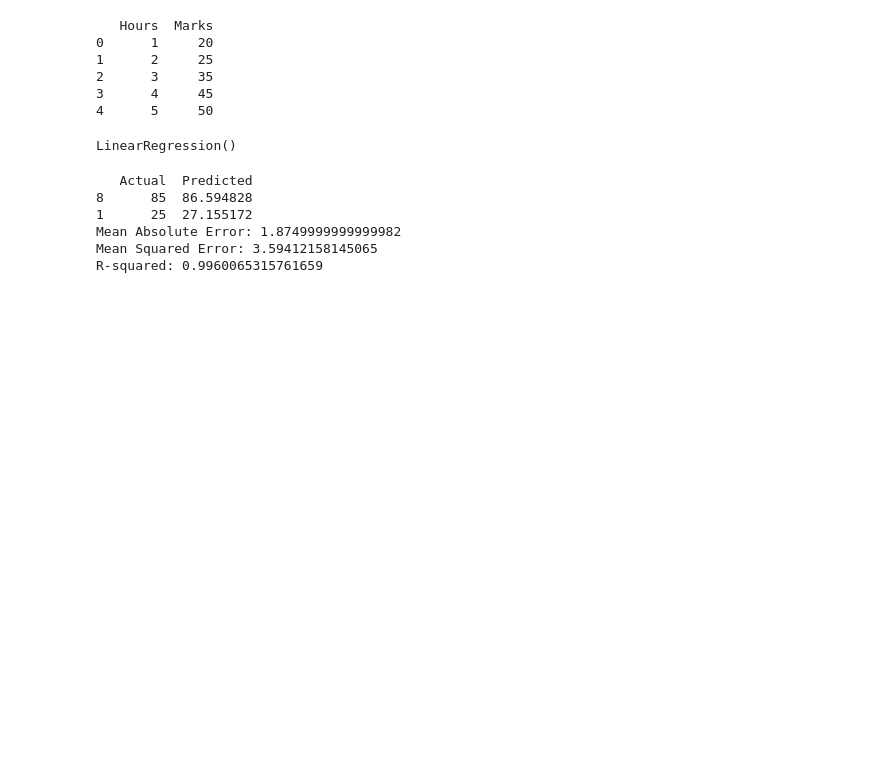
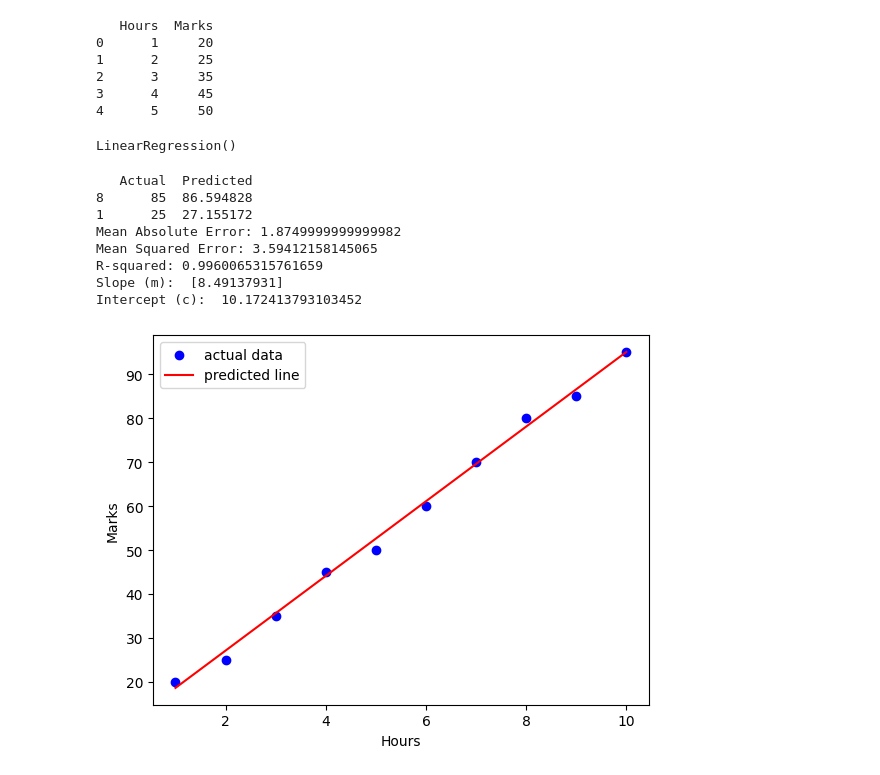
Before and after one commit to mrnithesh/ML, a Jupyter notebook: Linear_Regression.ipynb, the cells around one changed output. Drawn from its saved outputs; the diff is of its cells as text; code cells hidden in the pictures; blank space fills up the shorter version.

```diff
--- a/Linear_Regression.ipynb
+++ b/Linear_Regression.ipynb
@@ -43,6 +43,9 @@ r2 = r2_score(y_test, y_pred)
 print(f"Mean Absolute Error: {mae}")
 print(f"Mean Squared Error: {mse}")
 print(f"R-squared: {r2}")
+
+print("Slope (m): ", model.coef_)
+print("Intercept (c): ", model.intercept_)
 # %% [output]
    Actual  Predicted
 8      85  86.594828
@@ -50,3 +53,14 @@ print(f"R-squared: {r2}")
 Mean Absolute Error: 1.8749999999999982
 Mean Squared Error: 3.59412158145065
 R-squared: 0.9960065315761659
+Slope (m):  [8.49137931]
+Intercept (c):  10.172413793103452
+# %%
+plt.scatter(X,y, color = 'blue', label="actual data")
+plt.plot(X,model.predict(X), color = 'red', label = "predicted line")
+plt.xlabel("Hours")
+plt.ylabel("Marks")
+plt.legend()
+plt.show()
+# %% [output]
+[figure, added]
```
